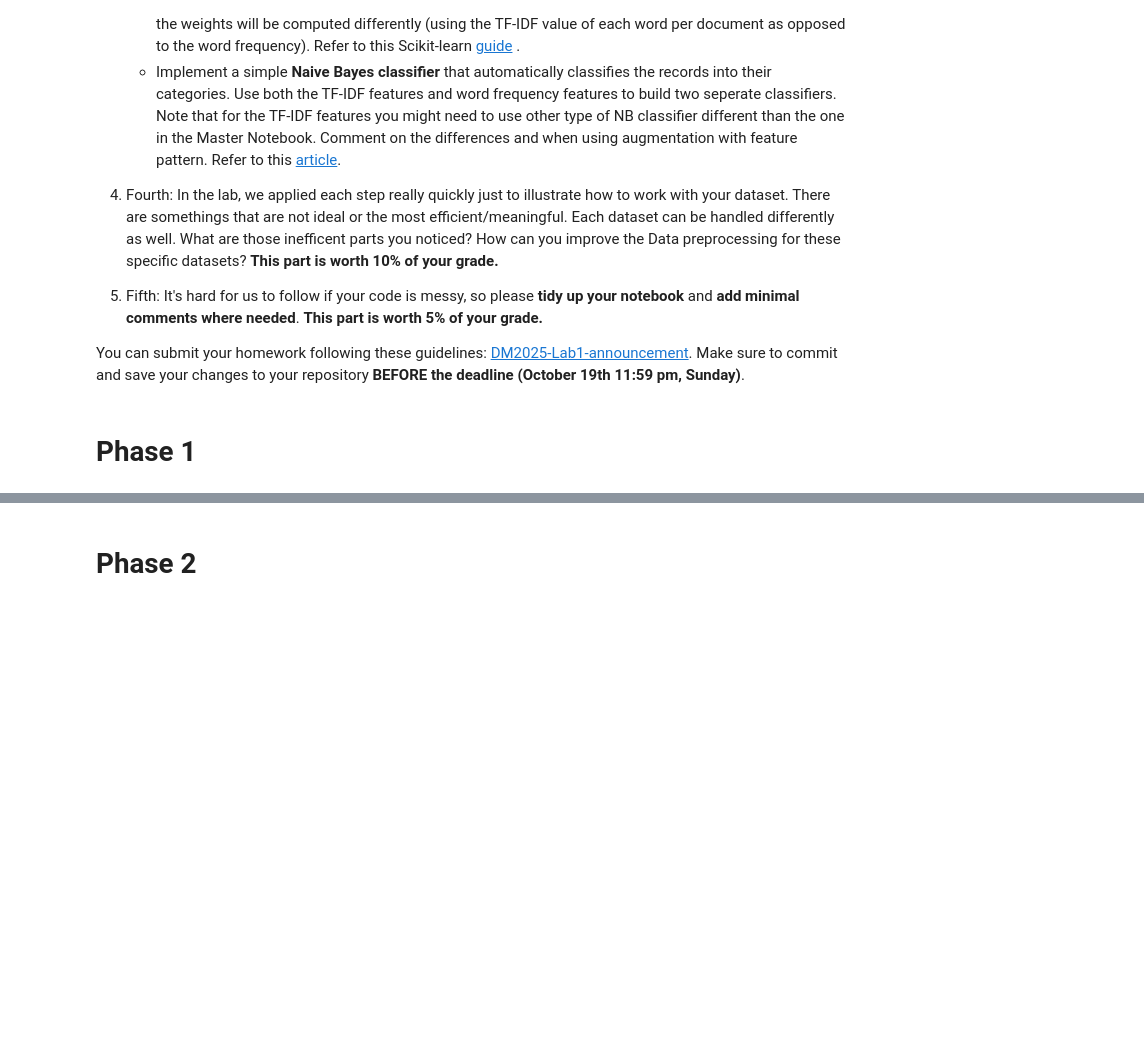
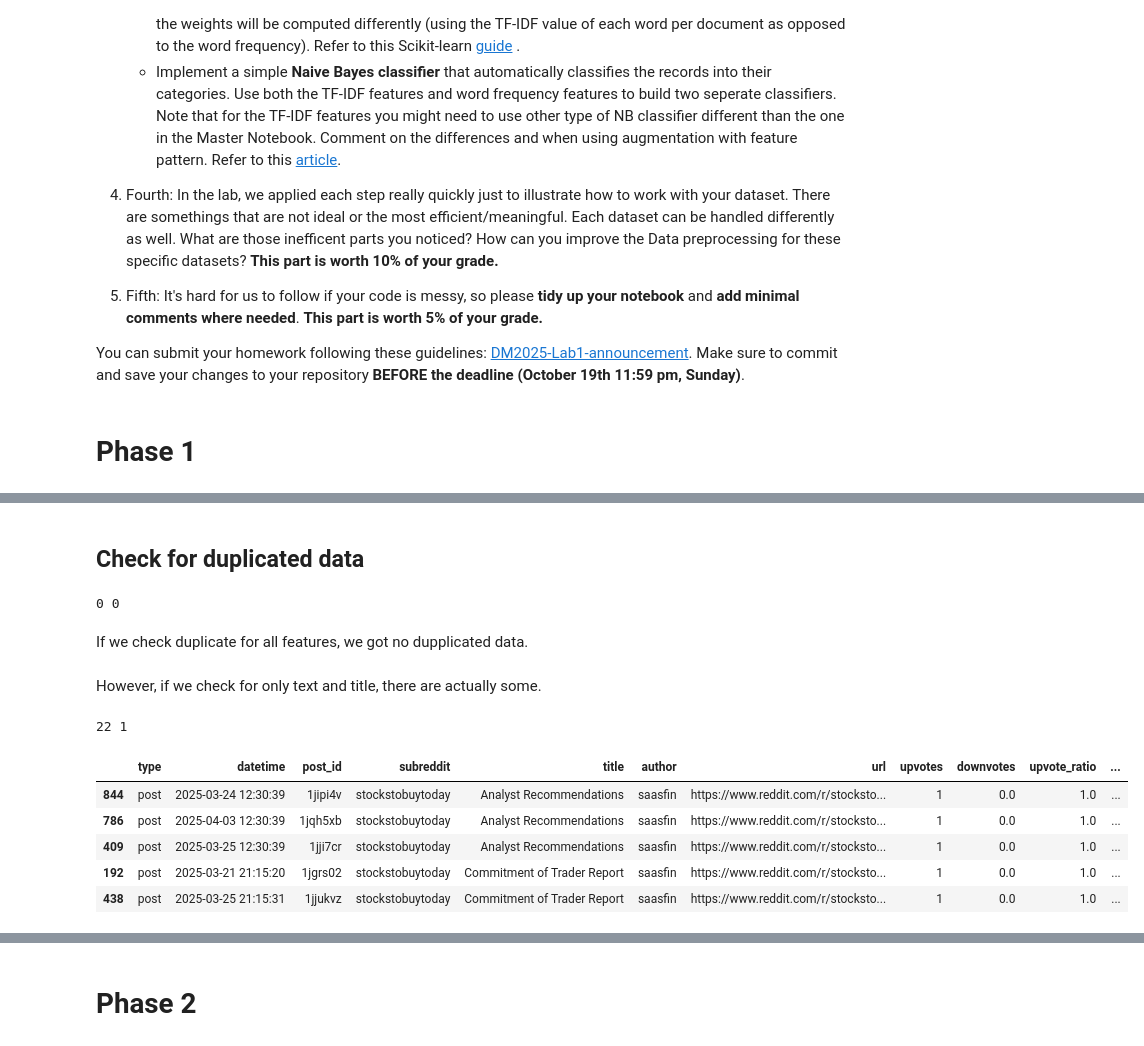
Before and after one commit to weichang0307/DM2025-Lab1-Exercise, a Jupyter notebook: DM2025-Lab1-Homework.ipynb, the cells around one changed output, grey strips where cells are left out. Drawn from its saved outputs; the diff is of its cells as text; code cells hidden in the pictures; blank space fills up the shorter version.

```diff
--- a/DM2025-Lab1-Homework.ipynb
+++ b/DM2025-Lab1-Homework.ipynb
@@ -62,0 +70,5 @@ You can submit your homework following these guidelines: [DM2025-Lab1-announceme
+# %%
+# load dataset
+DATASET = pd.read_csv("Reddit-stock-sentiment.csv")
+print(DATASET.shape)
+print(DATASET.columns)
@@ -62,0 +158,5 @@ You can submit your homework following these guidelines: [DM2025-Lab1-announceme
+# %%
+# get all posts and check for missing values
+POSTS = DATASET[DATASET['type'] == 'post']
+print(POSTS.shape)
+POSTS.isnull().sum()
@@ -62,0 +219,25 @@ You can submit your homework following these guidelines: [DM2025-Lab1-announceme
+# %% [markdown]
+## Check for duplicated data
+# %%
+print(POSTS.duplicated().sum(), COMMENTS.duplicated().sum()) # check for duplicates
+# %% [output]
+0 0
+# %% [markdown]
+If we check duplicate for all features, we got no dupplicated data.
+# %% [markdown]
+However, if we check for only text and title, there are actually some.
+# %%
+# check for duplicates only in text and title
+print(POSTS[['text', 'title']].duplicated().sum(), COMMENTS[['text', 'title']].duplicated().sum())
+# %% [output]
+22 1
+# %%
+# show the duplicated rows in posts
+POSTS[POSTS[['text', 'title']].duplicated(keep=False)].sort_values('title')[:5]
+# %% [output]
+|  | type | datetime | post_id | subreddit | title | author | url | upvotes | downvotes | upvote_ratio | ... |
+| 844 | post | 2025-03-24 12:30:39 | 1jipi4v | stockstobuytoday | Analyst Recommendations | saasfin | https://www.reddit.com/r/stocksto... | 1 | 0.0 | 1.0 | ... |
+| 786 | post | 2025-04-03 12:30:39 | 1jqh5xb | stockstobuytoday | Analyst Recommendations | saasfin | https://www.reddit.com/r/stocksto... | 1 | 0.0 | 1.0 | ... |
+| 409 | post | 2025-03-25 12:30:39 | 1jji7cr | stockstobuytoday | Analyst Recommendations | saasfin | https://www.reddit.com/r/stocksto... | 1 | 0.0 | 1.0 | ... |
+| 192 | post | 2025-03-21 21:15:20 | 1jgrs02 | stockstobuytoday | Commitment of Trader Report | saasfin | https://www.reddit.com/r/stocksto... | 1 | 0.0 | 1.0 | ... |
+| 438 | post | 2025-03-25 21:15:31 | 1jjukvz | stockstobuytoday | Commitment of Trader Report | saasfin | https://www.reddit.com/r/stocksto... | 1 | 0.0 | 1.0 | ... |
```
Also changed, not shown: parts of 46 cells of this notebook, 1 other file.
